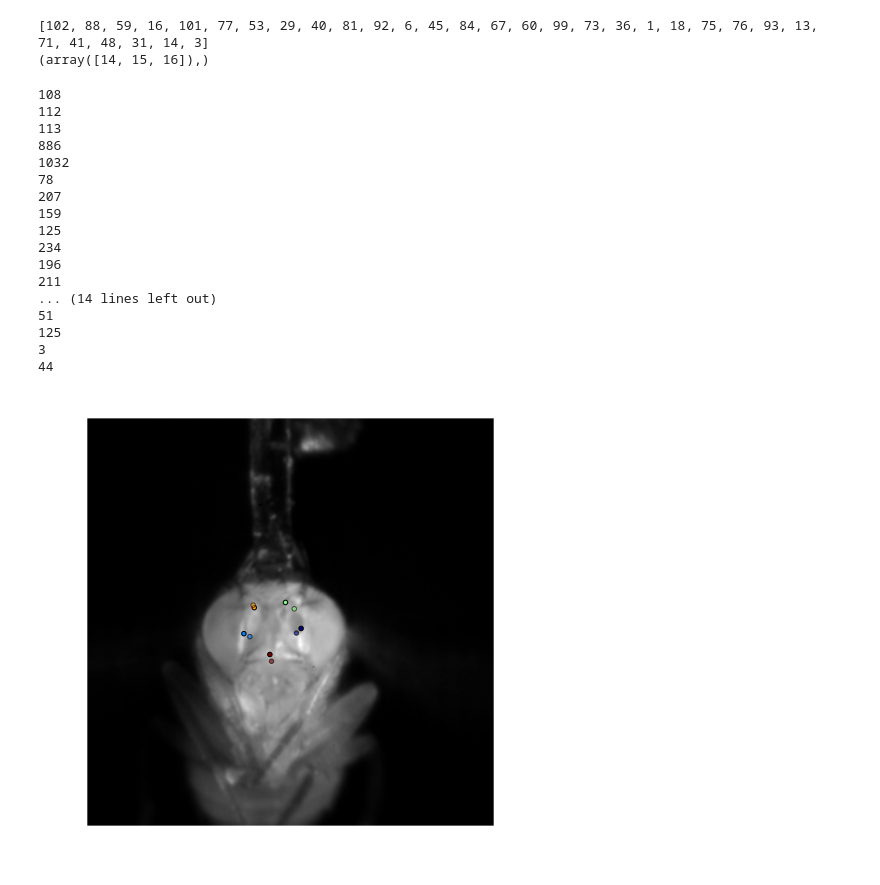
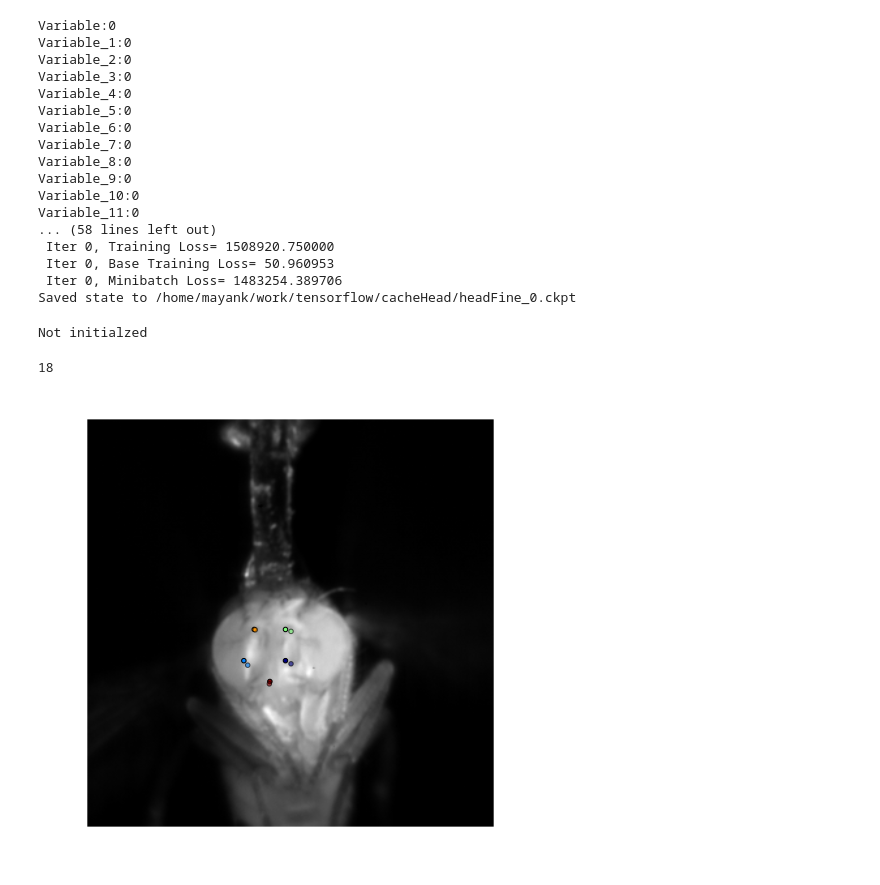
Before and after one commit to mkabra/poseTF, a Jupyter notebook: cellCodeHead.ipynb, the cells around one changed output. Saved outputs shown, nothing was run; the diff lists cells and outputs as text; code cells hidden in the pictures.

```diff
--- a/cellCodeHead.ipynb
+++ b/cellCodeHead.ipynb
@@ -60,0 +55,4 @@ print(conf.nfcfile)
+# %%
+import multiResTrain
+reload(multiResTrain)
+multiResTrain.trainBase(conf)
@@ -61,3 +77,37 @@ print(conf.nfcfile)
+# %%
+import stephenHeadConfig as conf
+import multiResTrain
+reload(multiResTrain)
+multiResTrain.trainFine(conf,False)
+# %% [output]
+Variable:0
+Variable_1:0
+Variable_2:0
+Variable_3:0
+Variable_4:0
+Variable_5:0
+Variable_6:0
+Variable_7:0
+Variable_8:0
+Variable_9:0
+Variable_10:0
+Variable_11:0
+... (58 lines left out)
+ Iter 0, Training Loss= 1508920.750000
+ Iter 0, Base Training Loss= 50.960953
+ Iter 0, Minibatch Loss= 1483254.389706
+Saved state to /home/mayank/work/tensorflow/cacheHead/headFine_0.ckpt
+# %%
+import tensorflow as tf
+
+zz = tf.Variable('float32',[3,3])
+sess = tf.InteractiveSession()
+try:
+    sess.run(tf.assert_variables_initialized([zz]))
+except tf.errors.FailedPreconditionError:
+        print('Not initialzed')
+# %% [output]
+Not initialzed
 # %%
 import tensorflow as tf
 
@@ -112,7 +162,7 @@ weights = initNetConvWeights(conf)
 #     valtxn = valenv.begin()
 
 # Construct model
-pred = net_multi_conv(x0,x1,x2, weights, keep_prob,
+pred,layers = net_multi_conv(x0,x1,x2, weights, keep_prob,
                       imsz,conf.rescale,conf.pool_scale)
 
 
@@ -126,7 +176,7 @@ sess = tf.InteractiveSession()
 
 sess.run(init)
 
-saver.restore(sess, 'cacheHead/head_20000.ckpt')
+saver.restore(sess, 'cacheHead/headBase_8000.ckpt')
 
 
 # val_xs, locs = multiPawTools.readLMDB(val_cursor,batch_size*4,n_classes)
@@ -150,9 +200,6 @@ ts = np.array(L['ts']).squeeze().astype('int')
 expid = np.array(L['expidx']).squeeze().astype('int')
 
 isval,localdirs,seldirs = multiResData.loadValdata(conf)
-# %% [output]
-[102, 88, 59, 16, 101, 77, 53, 29, 40, 81, 92, 6, 45, 84, 67, 60, 99, 73, 36, 1, 18, 75, 76, 93, 13, 71, 41, 48, 31, 14, 3]
-(array([14, 15, 16]),)
 # %%
 import cv2
 import matplotlib.animation as manimation
@@ -171,18 +218,19 @@ pts = np.array(L['pts'])
 ts = np.array(L['ts']).squeeze().astype('int')
 expid = np.array(L['expidx']).squeeze().astype('int')
 
-for pcount in range(30):
+for pcount in range(1):
     valnum = random.randrange(len(isval))
     selpts = np.where(expid==(isval[valnum]+1))
 
     isval,localdirs,seldirs = multiResData.loadValdata(conf)
 
     idx = np.random.choice(selpts[0])
+
     allidx = np.append(allidx,idx)
     print(idx)
     expnum = expid[idx]-1
     fnum = ts[idx]-1
-    lpts = pts[idx,:,1,:]
+    lpts = pts[idx,:,0,:]
     assert(isval.count(expnum)>0)
     curvid = localdirs[expnum]
     tdir = tempfile.mkdtemp()
@@ -218,50 +266,34 @@ for pcount in range(30):
     plt.imshow(x0_in[0,:,:,0])
 
     loc = np.zeros((0,2))
     for pp in range(out.shape[3]):
         maxndx = np.argmax(out[0,:,:,pp])
         curloc = np.array(np.unravel_index(maxndx,out.shape[1:3]))
         loc = np.append(loc,curloc[np.newaxis,:]*4,axis=0)
     plt.scatter(loc[:,1],loc[:,0],c=np.linspace(0,1,conf.n_classes),hold=True,cmap=cm.jet)
     plt.scatter((lpts[:,0]-200)/conf.rescale,(lpts[:,1]-200)/conf.rescale,
                     c=np.linspace(0,1,conf.n_classes),hold=True,alpha=0.6,cmap=cm.jet)
     # fname = "test_{:06d}.png".format(count)
     #     plt.savefig(os.path.join(tdir,fname))
     #     count+=1
     #     plt.imshow(out[0,:,:,0])
     plt.axis('off')
     fname = "head_result_val_{:d}.png".format(pcount)
-    plt.savefig(os.path.join('results','headResults',fname))
+#     plt.savefig(os.path.join('results','headResults',fname))
 
     #         writer.grab_frame()
 
     # ffmpeg_cmd = "ffmpeg -r 30 " + \
     # "-f image2 -i '/path/to/your/picName%d.png' -qscale 0 '/path/to/your/new/video.avi'
 
     # tfilestr = os.path.join(tdir,'test_*.png')
     # mencoder_cmd = "mencoder mf://" + tfilestr + \
     # " -frames " + "{:d}".format(count) + " -mf type=png:fps=15 -o " + \
     # vidfilename + " -ovc lavc -lavcopts vcodec=mpeg4:vbitrate=2000000"
     # print(mencoder_cmd)
     # os.system(mencoder_cmd)
     cap.release()
 # %% [output]
-108
-112
-113
-886
-1032
-78
-207
-159
-125
-234
-196
-211
-... (14 lines left out)
-51
-125
-3
-44
+18
-[figure, old version]
+[figure, new version]
 # %%
```
Also changed, not shown: parts of 38 cells of this notebook, 22 other files.
